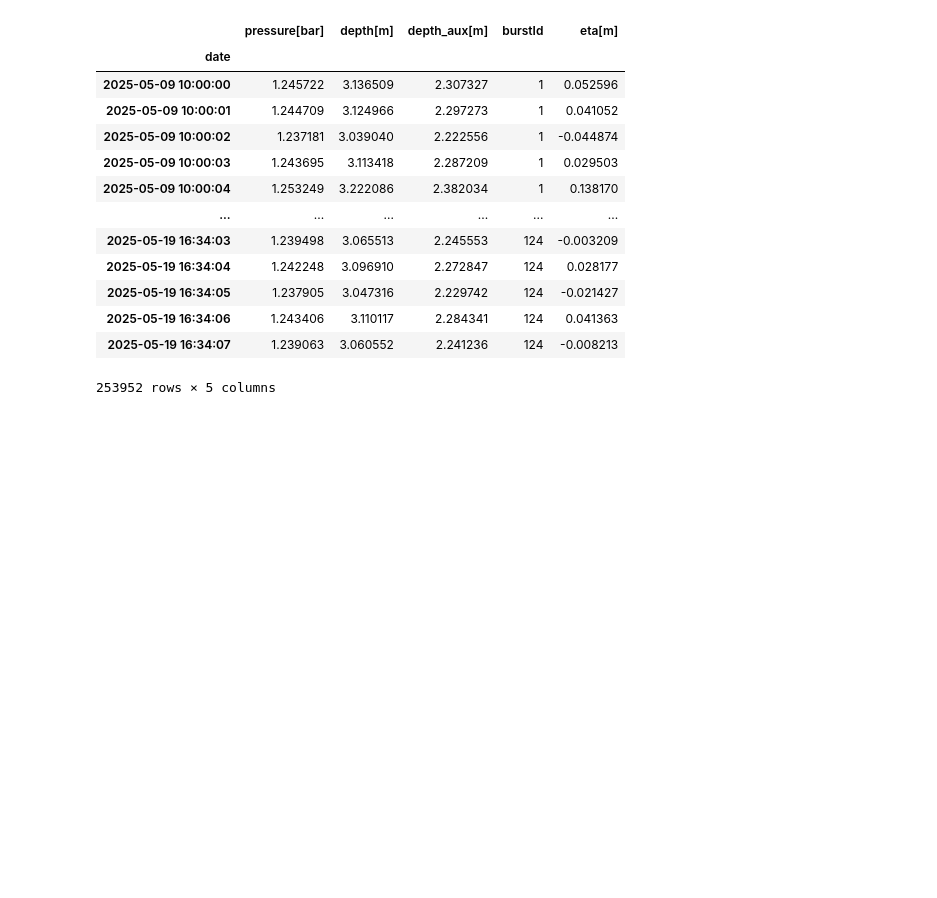
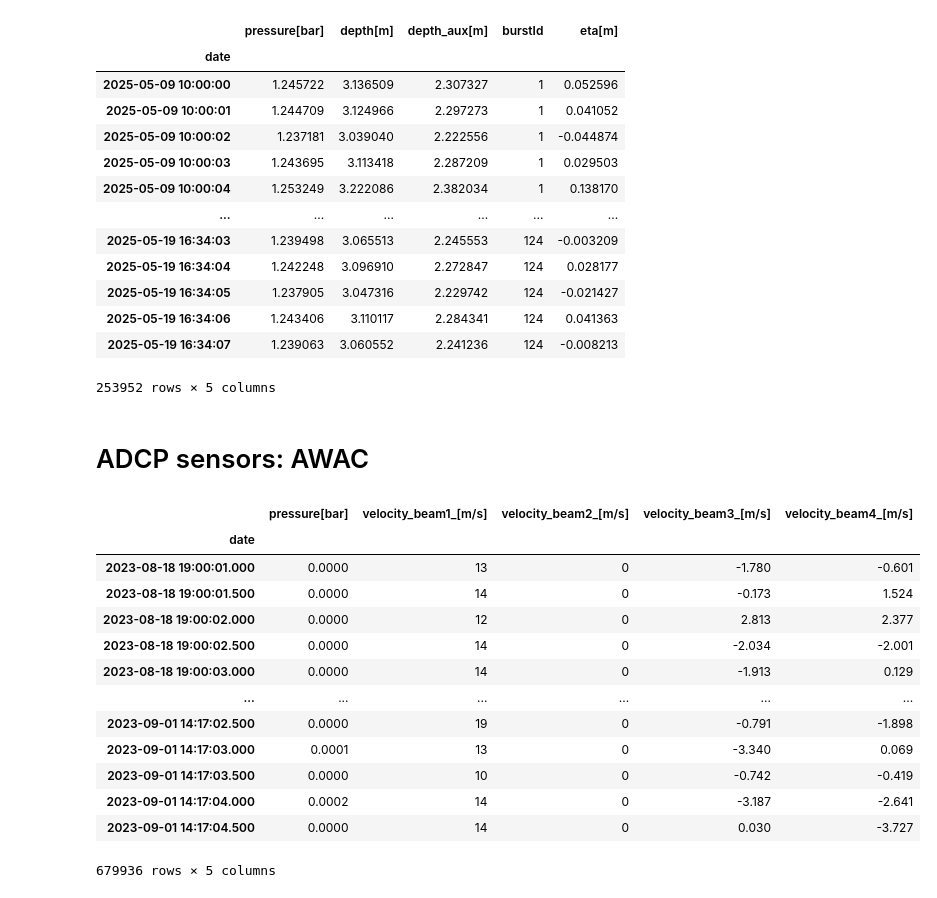
Before and after one commit to oceanicos/oceanicospy, a Jupyter notebook: examples/reading_field_data.ipynb, the cells around one changed output. Cells and saved outputs as stored; diff of their text form; code cells hidden in the pictures; blank space fills up the shorter version.

```diff
--- a/examples/reading_field_data.ipynb
+++ b/examples/reading_field_data.ipynb
@@ -78,3 +77,5 @@ dict_clean_measurements['AQ']
 | 2025-05-19 16:34:06 | 1.243406 | 3.110117 | 2.284341 | 124 | 0.041363 |
 | 2025-05-19 16:34:07 | 1.239063 | 3.060552 | 2.241236 | 124 | -0.008213 |
 253952 rows × 5 columns
+# %% [markdown]
+# ADCP sensors: AWAC
@@ -80,0 +92,17 @@ dict_clean_measurements['AQ']
+# %%
+df_wave_single_wad
+# %% [output]
+|  | pressure[bar] | velocity_beam1_[m/s] | velocity_beam2_[m/s] | velocity_beam3_[m/s] | velocity_beam4_[m/s] |
+| date |  |  |  |  |  |
+| 2023-08-18 19:00:01.000 | 0.0000 | 13 | 0 | -1.780 | -0.601 |
+| 2023-08-18 19:00:01.500 | 0.0000 | 14 | 0 | -0.173 | 1.524 |
+| 2023-08-18 19:00:02.000 | 0.0000 | 12 | 0 | 2.813 | 2.377 |
+| 2023-08-18 19:00:02.500 | 0.0000 | 14 | 0 | -2.034 | -2.001 |
+| 2023-08-18 19:00:03.000 | 0.0000 | 14 | 0 | -1.913 | 0.129 |
+| ... | ... | ... | ... | ... | ... |
+| 2023-09-01 14:17:02.500 | 0.0000 | 19 | 0 | -0.791 | -1.898 |
+| 2023-09-01 14:17:03.000 | 0.0001 | 13 | 0 | -3.340 | 0.069 |
+| 2023-09-01 14:17:03.500 | 0.0000 | 10 | 0 | -0.742 | -0.419 |
+| 2023-09-01 14:17:04.000 | 0.0002 | 14 | 0 | -3.187 | -2.641 |
+| 2023-09-01 14:17:04.500 | 0.0000 | 14 | 0 | 0.030 | -3.727 |
+679936 rows × 5 columns
```
Also changed, not shown: parts of 14 cells of this notebook, 38 other files.
